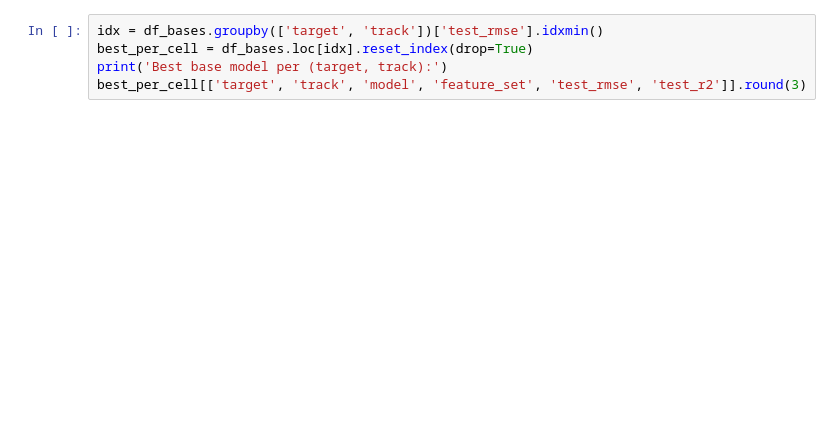
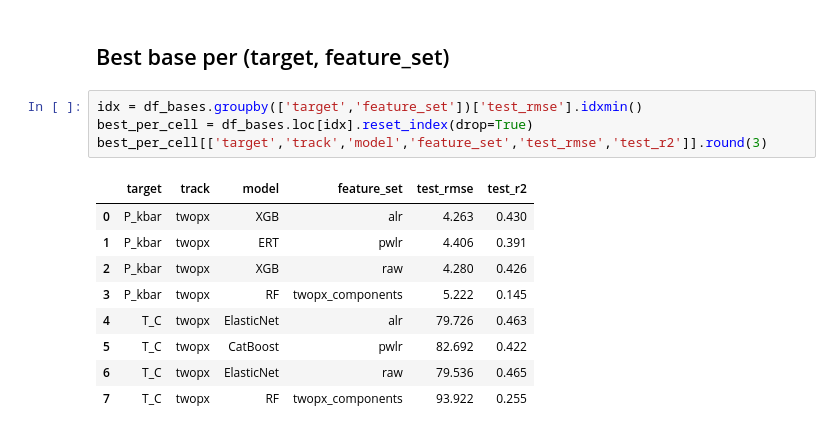
Before and after one commit to NoisySnooper/Orthopyroxene-ML-Project, a Jupyter notebook: notebooks/nb03_twopx_baseline_models.ipynb, the cells around one changed output. Saved outputs shown, nothing was run; the diff lists cells and outputs as text; blank space fills up the shorter version.

```diff
--- a/notebooks/nb03_twopx_baseline_models.ipynb
+++ b/notebooks/nb03_twopx_baseline_models.ipynb
@@ -67,5 +66,16 @@ df_ens.round(3)
+# %% [markdown]
+## Best base per (target, feature_set)
 # %%
-idx = df_bases.groupby(['target', 'track'])['test_rmse'].idxmin()
+idx = df_bases.groupby(['target','feature_set'])['test_rmse'].idxmin()
 best_per_cell = df_bases.loc[idx].reset_index(drop=True)
-print('Best base model per (target, track):')
-best_per_cell[['target', 'track', 'model', 'feature_set', 'test_rmse', 'test_r2']].round(3)
+best_per_cell[['target','track','model','feature_set','test_rmse','test_r2']].round(3)
+# %% [output]
+|  | target | track | model | feature_set | test_rmse | test_r2 |
+| 0 | P_kbar | twopx | XGB | alr | 4.263 | 0.430 |
+| 1 | P_kbar | twopx | ERT | pwlr | 4.406 | 0.391 |
+| 2 | P_kbar | twopx | XGB | raw | 4.280 | 0.426 |
+| 3 | P_kbar | twopx | RF | twopx_components | 5.222 | 0.145 |
+| 4 | T_C | twopx | ElasticNet | alr | 79.726 | 0.463 |
+| 5 | T_C | twopx | CatBoost | pwlr | 82.692 | 0.422 |
+| 6 | T_C | twopx | ElasticNet | raw | 79.536 | 0.465 |
+| 7 | T_C | twopx | RF | twopx_components | 93.922 | 0.255 |
```
Also changed, not shown: parts of 20 cells of this notebook, 6 other files.
